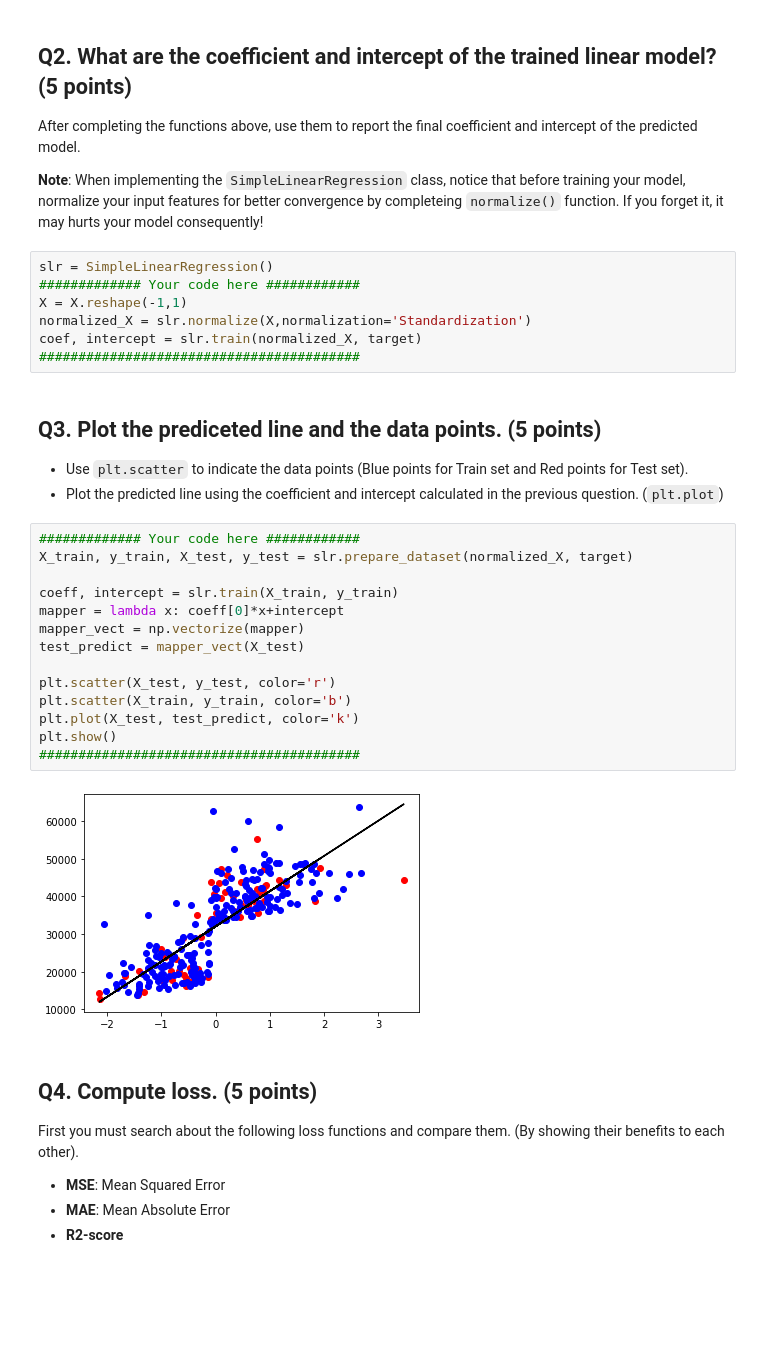
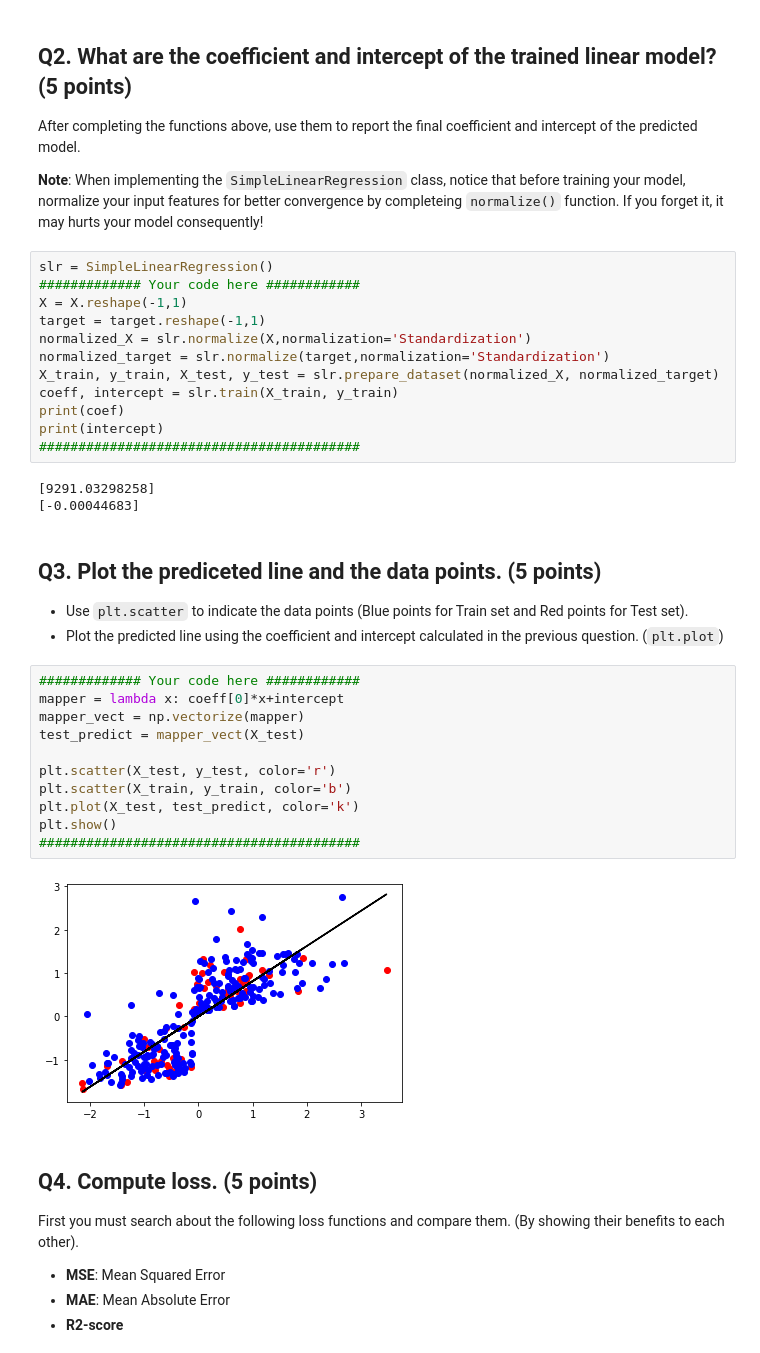
Before and after one commit to AAdvari/machine-learning, a Jupyter notebook: BasicMachineLearningAlgorithms.ipynb, the cells around one changed output. Saved outputs shown, nothing was run; the diff lists cells and outputs as text; blank space fills up the shorter version.

Commit message:
Coeff-Intercept:Bugfix

```diff
--- a/BasicMachineLearningAlgorithms.ipynb
+++ b/BasicMachineLearningAlgorithms.ipynb
@@ -178,9 +179,17 @@ After completing the functions above, use them to report the final coefficient a
 slr = SimpleLinearRegression()
 ############# Your code here ############
 X = X.reshape(-1,1)
+target = target.reshape(-1,1)
 normalized_X = slr.normalize(X,normalization='Standardization')
-coef, intercept = slr.train(normalized_X, target)
+normalized_target = slr.normalize(target,normalization='Standardization')
+X_train, y_train, X_test, y_test = slr.prepare_dataset(normalized_X, normalized_target)
+coeff, intercept = slr.train(X_train, y_train)
+print(coef)
+print(intercept)
 #########################################
+# %% [output]
+[9291.03298258]
+[-0.00044683]
 # %% [markdown]
 ## Q3. Plot the prediceted line and the data points. (5 points)
 
@@ -188,20 +197,17 @@ coef, intercept = slr.train(normalized_X, target)
 - Plot the predicted line using the coefficient and intercept calculated in the previous question. (`plt.plot`)
 # %%
 ############# Your code here ############
-X_train, y_train, X_test, y_test = slr.prepare_dataset(normalized_X, target)
-
-coeff, intercept = slr.train(X_train, y_train)
 mapper = lambda x: coeff[0]*x+intercept
 mapper_vect = np.vectorize(mapper)
 test_predict = mapper_vect(X_test)
 
 plt.scatter(X_test, y_test, color='r')
 plt.scatter(X_train, y_train, color='b')
 plt.plot(X_test, test_predict, color='k')
 plt.show()
 #########################################
 # %% [output]
-[figure, old version]
+[figure, new version]
 # %% [markdown]
 ## Q4. Compute loss. (5 points)
 
```
Also changed, not shown: parts of 4 cells of this notebook.
